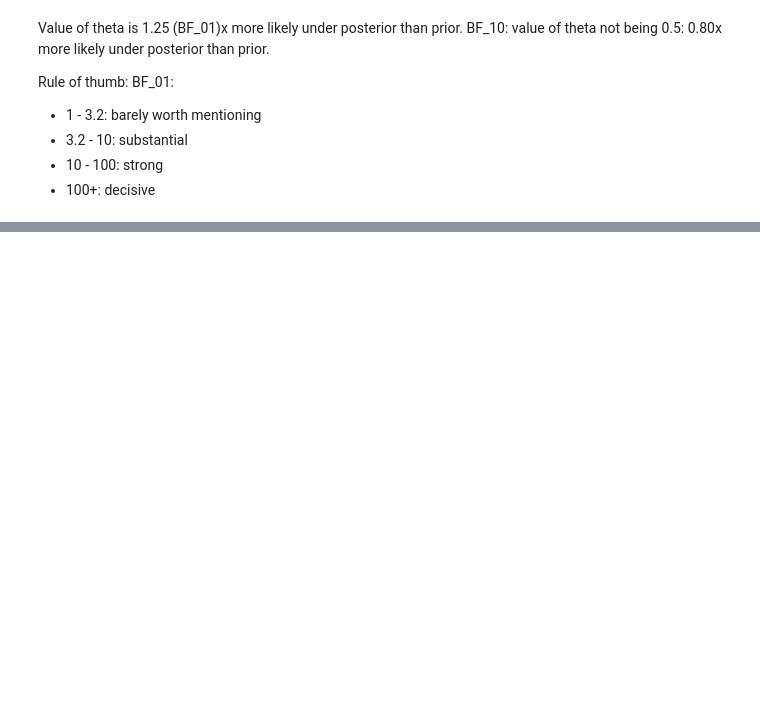
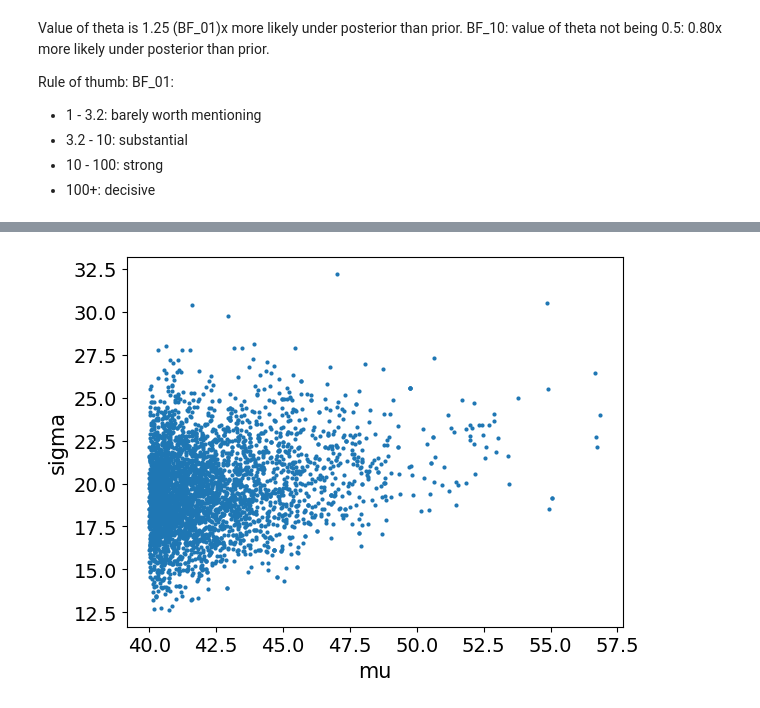
Before and after one commit to damiansp/completePython, a Jupyter notebook: bayesian/bap/02_programming_probabilistically.ipynb, the cells around one changed output, grey strips where cells are left out. Drawn from its saved outputs; the diff is of its cells as text; code cells hidden in the pictures; blank space fills up the shorter version.

```diff
--- a/bayesian/bap/02_programming_probabilistically.ipynb
+++ b/bayesian/bap/02_programming_probabilistically.ipynb
@@ -100,0 +119,4 @@ plt.ylabel('An example arbitrary loss function');
+# %%
+az.plot_pair(idata_g);
+# %% [output]
+[figure, added]
```
Also changed, not shown: parts of 15 cells of this notebook.
